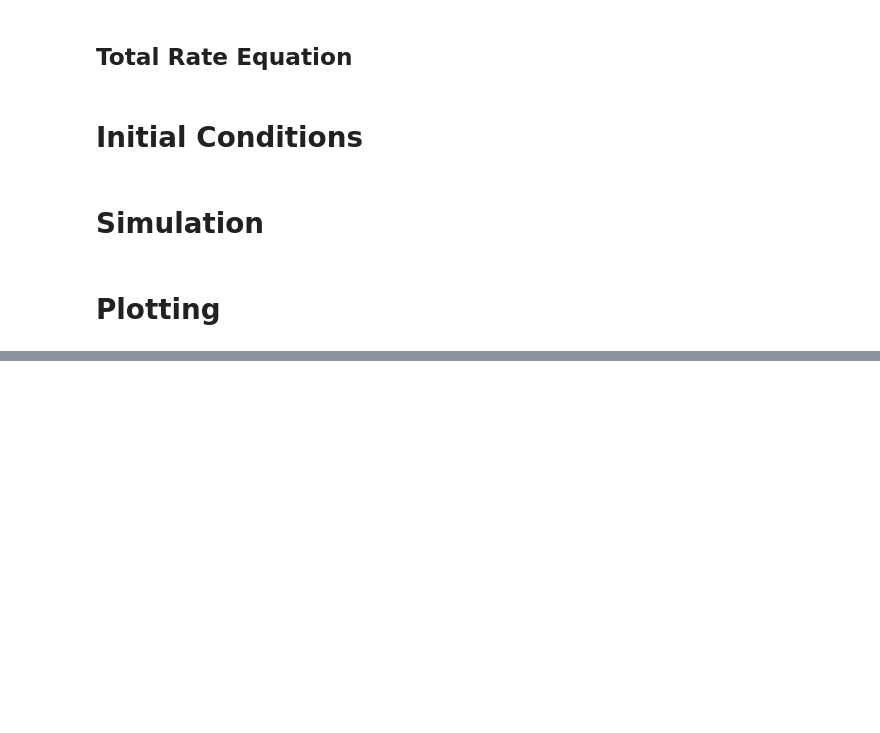
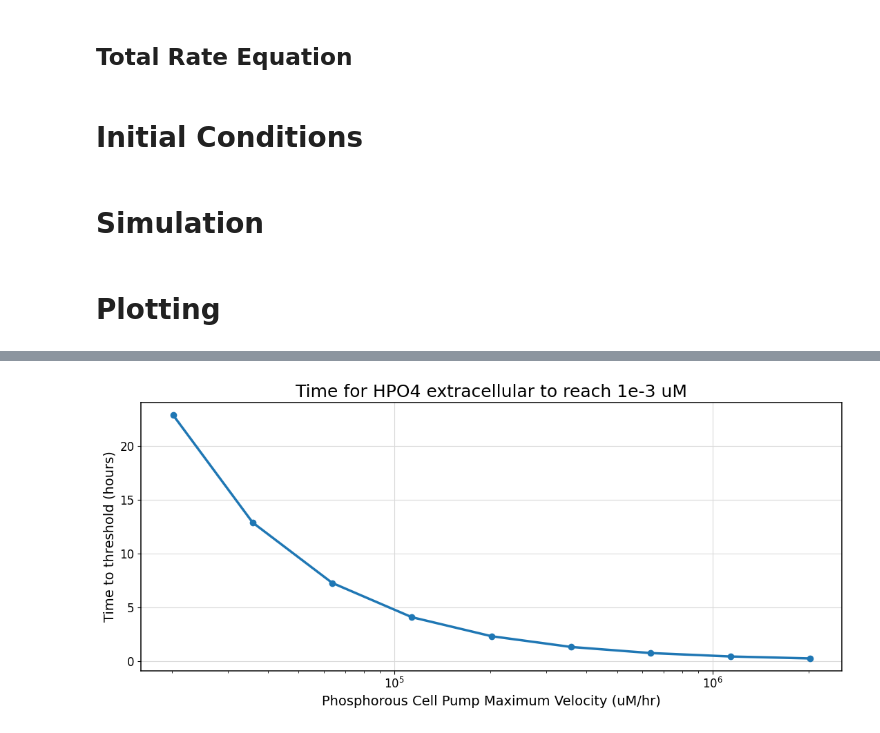
Before and after one commit to Ablacat/BME260PBL2, a Jupyter notebook: pbl2.ipynb, the cells around one changed output, grey strips where cells are left out. Drawn from its saved outputs; the diff is of its cells as text; code cells hidden in the pictures; blank space fills up the shorter version.

```diff
--- a/pbl2.ipynb
+++ b/pbl2.ipynb
@@ -467,0 +613,96 @@ for name, values in state_variables:
+# %%
+# Parameter sweeps for transport Vmax values
+base_y0 = np.array(y, dtype=float)
+base_params = {
+    # 'nPumpVMax': float(nPumpVMax),
+    'phosCellPumpVMax': float(phosCellPumpVMax),
+    'phosCompartmentPumpVMax': float(phosCompartmentPumpVMax),
+}
+
+sweep_factors = np.logspace(-1, 1, 9)
+sweep_values = {name: base * sweep_factors for name, base in base_params.items()}
+
+T_sweep = np.arange(t0, tf, 1/60, dtype=float)
+
+def first_threshold_time(times, values, threshold=1e-3):
+    hit = np.where(values <= threshold)[0]
+    return np.nan if len(hit) == 0 else float(times[hit[0]])
+#
+def run_single_sweep(param_name, param_value):
+    original_value = globals()[param_name]
+    try:
+        globals()[param_name] = float(param_value)
+        sol_sweep = scipy.integrate.solve_ivp(dYdt, (t0, tf), base_y0, method='LSODA', t_eval=T_sweep)
+    finally:
+        globals()[param_name] = original_value
+    if not sol_sweep.success or len(sol_sweep.t) == 0:
+        return {
+            'success': False,
+            'times': np.array(sol_sweep.t, dtype=float),
+            'values': np.array(sol_sweep.y.T, dtype=float) if len(sol_sweep.t) > 0 else np.empty((0, len(base_y0))),
+        }
+    return {
+        'success': True,
+        'times': np.array(sol_sweep.t, dtype=float),
+        'values': np.array(sol_sweep.y.T, dtype=float),
+    }
+
+def collect_sweep_metrics(param_name, extracellular_index, include_ca3po4=False):
+    threshold_times = []
+    final_ca3po4 = []
+    for value in sweep_values[param_name]:
+        result = run_single_sweep(param_name, value)
+        if result['success']:
+            threshold_times.append(first_threshold_time(result['times'], result['values'][:, extracellular_index]))
+            if include_ca3po4:
+                final_ca3po4.append(float(result['values'][-1, 24]))
+        else:
+            threshold_times.append(np.nan)
+            if include_ca3po4:
+                final_ca3po4.append(np.nan)
+    metrics = {'threshold_times': np.array(threshold_times, dtype=float)}
+    if include_ca3po4:
+        metrics['final_ca3po4'] = np.array(final_ca3po4, dtype=float)
+    return metrics
+
+sweep_results = {
+    # 'nPumpVMax': collect_sweep_metrics('nPumpVMax', extracellular_index=0, include_ca3po4=False),
+    'phosCellPumpVMax': collect_sweep_metrics('phosCellPumpVMax', extracellular_index=18, include_ca3po4=True),
+    'phosCompartmentPumpVMax': collect_sweep_metrics('phosCompartmentPumpVMax', extracellular_index=18, include_ca3po4=True),
+}
+
+transport_labels = {
+    # 'nPumpVMax': 'nPumpVMax',
+    'phosCellPumpVMax': 'Phosphorous Cell Pump Maximum Velocity',
+    'phosCompartmentPumpVMax': 'phosCompartmentPumpVMax',
+}
+
+time_plot_specs = [
+    # ('nPumpVMax', 'Time for NO3 extracellular to reach 1e-3 uM'),
+    ('phosCellPumpVMax', 'Time for HPO4 extracellular to reach 1e-3 uM'),
+    ('phosCompartmentPumpVMax', 'Time for HPO4 extracellular to reach 1e-3 uM'),
+]
+for param_name, title in time_plot_specs:
+    fig, ax = plt.subplots(figsize=(11, 5), facecolor='white')
+    ax.set_facecolor('white')
+    ax.plot(sweep_values[param_name], sweep_results[param_name]['threshold_times'], marker='o', linewidth=2.5)
+    ax.set_xscale('log')
+    ax.set_title(title, fontsize=18)
+    ax.set_xlabel(f"{transport_labels[param_name]} (uM/hr)", fontsize=14)
+    ax.set_ylabel('Time to threshold (hours)', fontsize=14)
+    ax.grid(True, color='0.85', linewidth=0.8)
+    ax.tick_params(axis='both', labelsize=12)
+    for spine in ax.spines.values():
+        spine.set_linewidth(1.1)
+    fig.tight_layout()
+    plt.show()
+
+for param_name, result in sweep_results.items():
+    print(param_name)
+    print('values:', sweep_values[param_name])
+    print('threshold times (hours):', result['threshold_times'])
+    if 'final_ca3po4' in result:
+        print('final ca3po4 (uM):', result['final_ca3po4'])
+    print()
+# %% [output]
+[figure, added]
```
Also changed, not shown: parts of 14 cells of this notebook.
